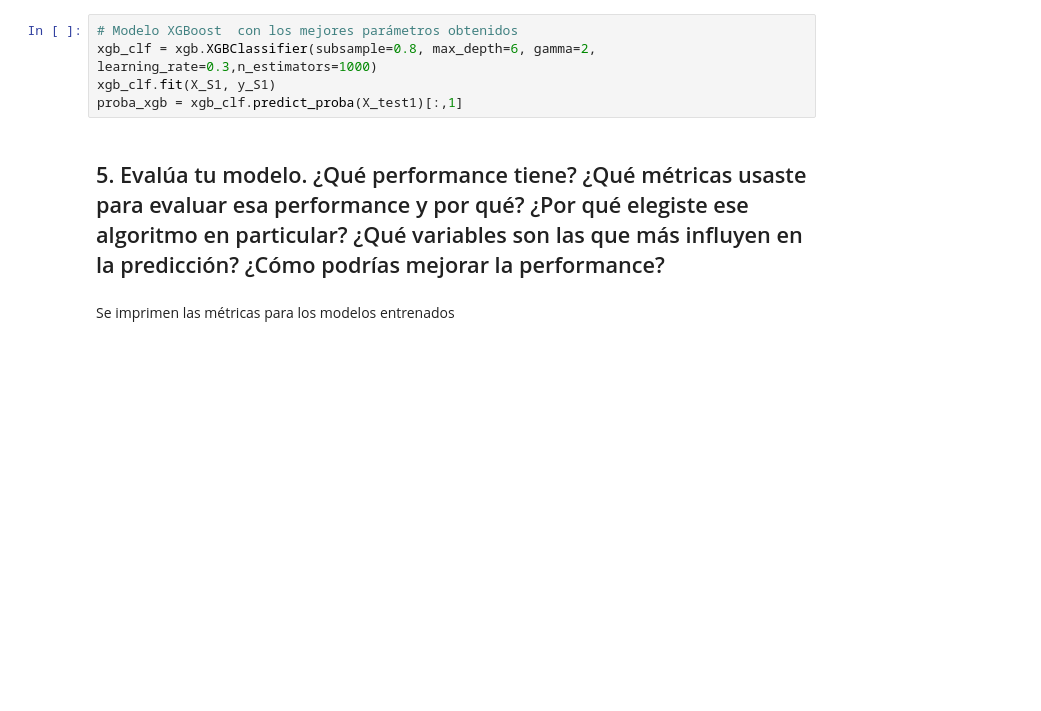
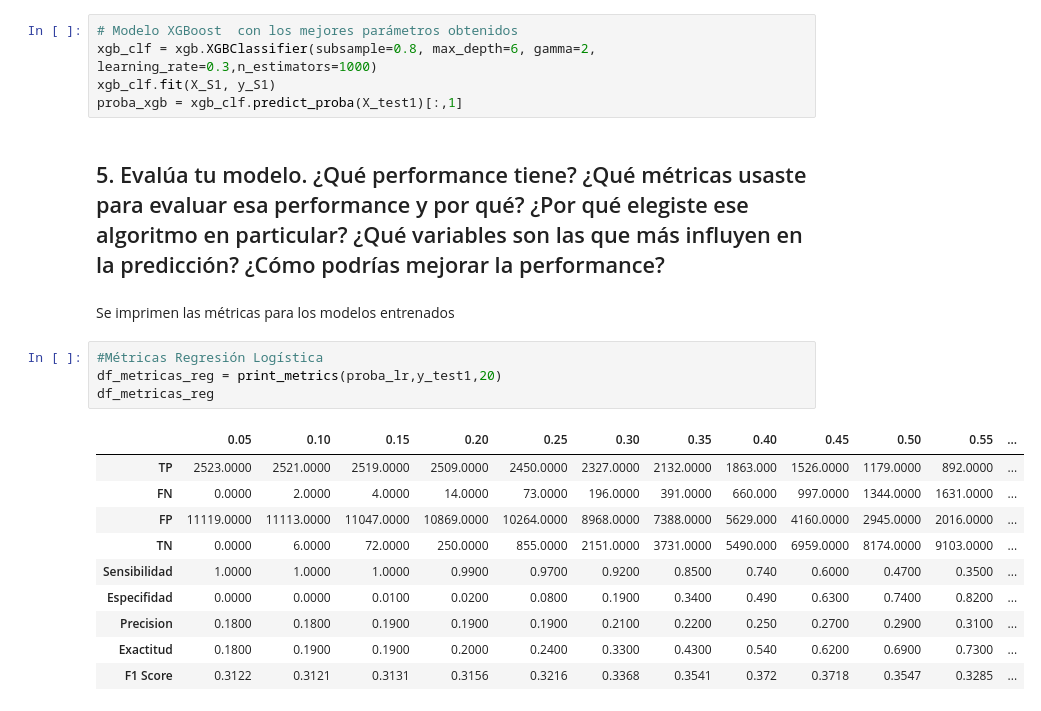
Before and after one commit to jesusfberrios/ds_challenge_latam, a Jupyter notebook: solution.ipynb, the cells around one changed output. Cells and saved outputs as stored; diff of their text form; blank space fills up the shorter version.

```diff
--- a/solution.ipynb
+++ b/solution.ipynb
@@ -1361,3 +1361,18 @@ proba_xgb = xgb_clf.predict_proba(X_test1)[:,1]
 ## 5. Evalúa tu modelo. ¿Qué performance tiene? ¿Qué métricas usaste para evaluar esa performance y por qué? ¿Por qué elegiste ese algoritmo en particular? ¿Qué variables son las que más influyen en la predicción? ¿Cómo podrías mejorar la performance?
 # %% [markdown]
 Se imprimen las métricas para los modelos entrenados
+# %%
+#Métricas Regresión Logística
+df_metricas_reg = print_metrics(proba_lr,y_test1,20)
+df_metricas_reg
+# %% [output]
+|  | 0.05 | 0.10 | 0.15 | 0.20 | 0.25 | 0.30 | 0.35 | 0.40 | 0.45 | 0.50 | 0.55 | ... |
+| TP | 2523.0000 | 2521.0000 | 2519.0000 | 2509.0000 | 2450.0000 | 2327.0000 | 2132.0000 | 1863.000 | 1526.0000 | 1179.0000 | 892.0000 | ... |
+| FN | 0.0000 | 2.0000 | 4.0000 | 14.0000 | 73.0000 | 196.0000 | 391.0000 | 660.000 | 997.0000 | 1344.0000 | 1631.0000 | ... |
+| FP | 11119.0000 | 11113.0000 | 11047.0000 | 10869.0000 | 10264.0000 | 8968.0000 | 7388.0000 | 5629.000 | 4160.0000 | 2945.0000 | 2016.0000 | ... |
+| TN | 0.0000 | 6.0000 | 72.0000 | 250.0000 | 855.0000 | 2151.0000 | 3731.0000 | 5490.000 | 6959.0000 | 8174.0000 | 9103.0000 | ... |
+| Sensibilidad | 1.0000 | 1.0000 | 1.0000 | 0.9900 | 0.9700 | 0.9200 | 0.8500 | 0.740 | 0.6000 | 0.4700 | 0.3500 | ... |
+| Especifidad | 0.0000 | 0.0000 | 0.0100 | 0.0200 | 0.0800 | 0.1900 | 0.3400 | 0.490 | 0.6300 | 0.7400 | 0.8200 | ... |
+| Precision | 0.1800 | 0.1800 | 0.1900 | 0.1900 | 0.1900 | 0.2100 | 0.2200 | 0.250 | 0.2700 | 0.2900 | 0.3100 | ... |
+| Exactitud | 0.1800 | 0.1900 | 0.1900 | 0.2000 | 0.2400 | 0.3300 | 0.4300 | 0.540 | 0.6200 | 0.6900 | 0.7300 | ... |
+| F1 Score | 0.3122 | 0.3121 | 0.3131 | 0.3156 | 0.3216 | 0.3368 | 0.3541 | 0.372 | 0.3718 | 0.3547 | 0.3285 | ... |
```
Also changed, not shown: parts of 13 cells of this notebook.
